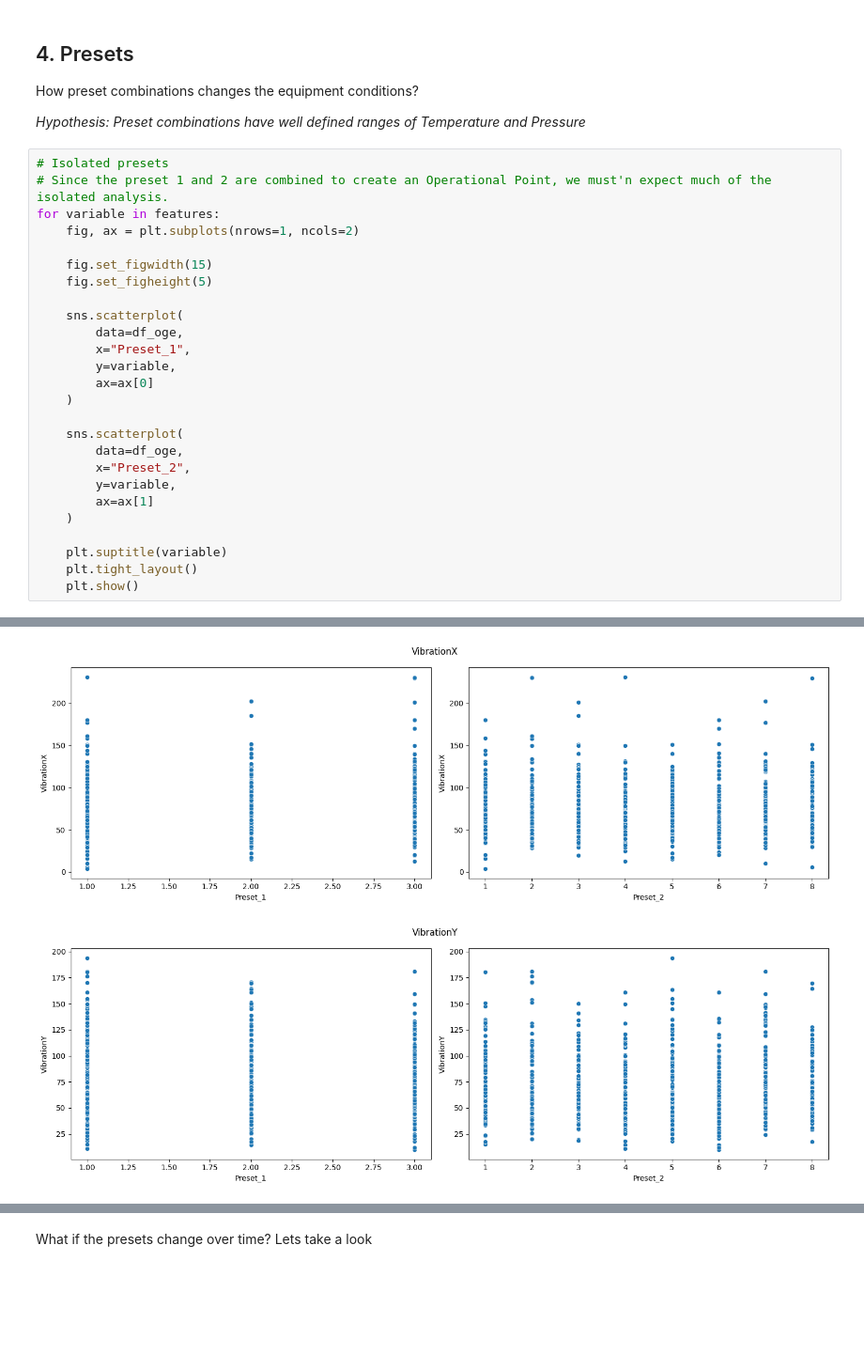
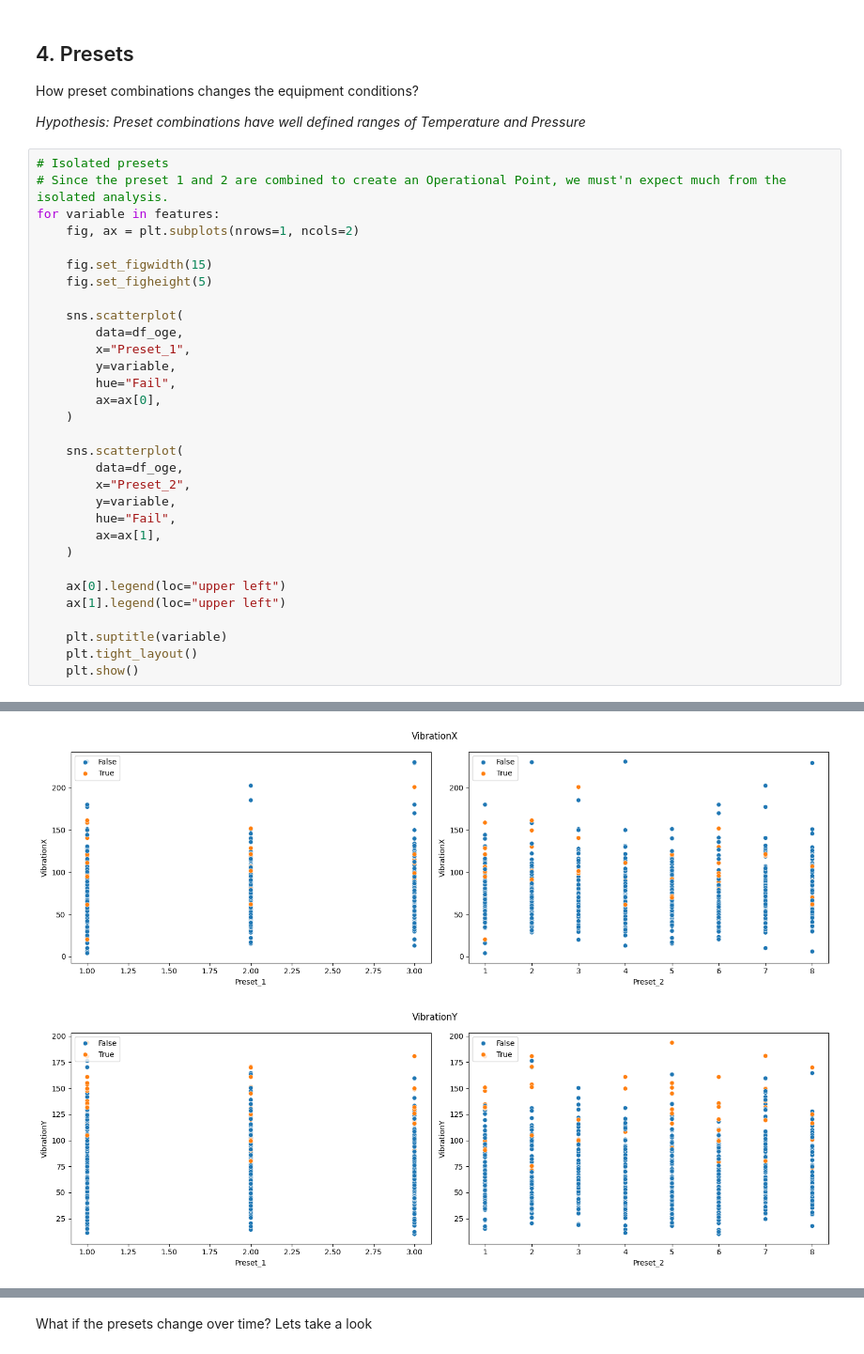
Before and after one commit to daniel64bit/failure-detection, a Jupyter notebook: notebooks/01_eda.ipynb, the cells around one changed output, grey strips where cells are left out. Shown at 94% size. Cells and saved outputs as stored; diff of their text form; blank space fills up the shorter version.

Commit message:
dev: Interaction Analysis

```diff
--- a/notebooks/01_eda.ipynb
+++ b/notebooks/01_eda.ipynb
@@ -415,7 +496,7 @@ How preset combinations changes the equipment conditions?
 _Hypothesis: Preset combinations have well defined ranges of Temperature and Pressure_
 # %%
 # Isolated presets
-# Since the preset 1 and 2 are combined to create an Operational Point, we must'n expect much of the isolated analysis.
+# Since the preset 1 and 2 are combined to create an Operational Point, we must'n expect much from the isolated analysis.
 for variable in features:
     fig, ax = plt.subplots(nrows=1, ncols=2)
 
@@ -426,15 +507,20 @@ for variable in features:
         data=df_oge,
         x="Preset_1",
         y=variable,
-        ax=ax[0]
+        hue="Fail",
+        ax=ax[0],
     )
 
     sns.scatterplot(
         data=df_oge,
         x="Preset_2",
         y=variable,
-        ax=ax[1]
+        hue="Fail",
+        ax=ax[1],
     )
+
+    ax[0].legend(loc="upper left")
+    ax[1].legend(loc="upper left")
 
     plt.suptitle(variable)
     plt.tight_layout()
@@ -445,2 +531,2 @@ for variable in features:
-[figure, old version]
+[figure, new version]
-[figure, old version]
+[figure, new version]
```
Also changed, not shown: parts of 18 cells of this notebook.
